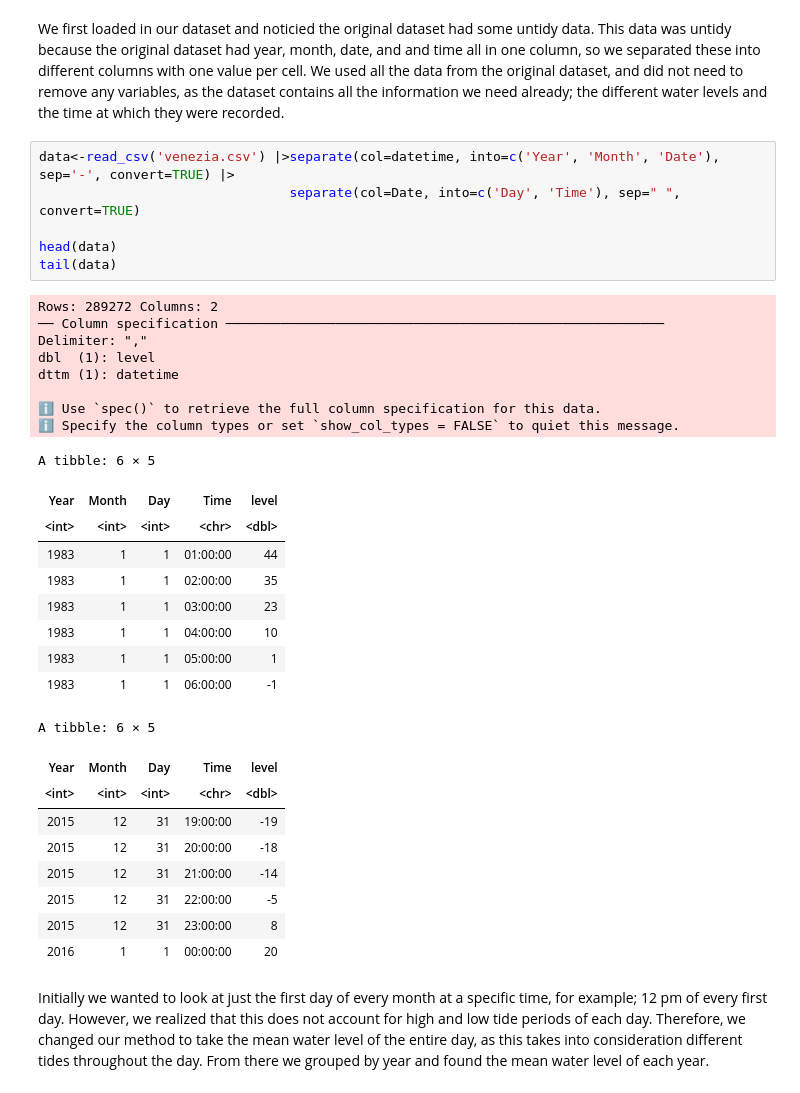
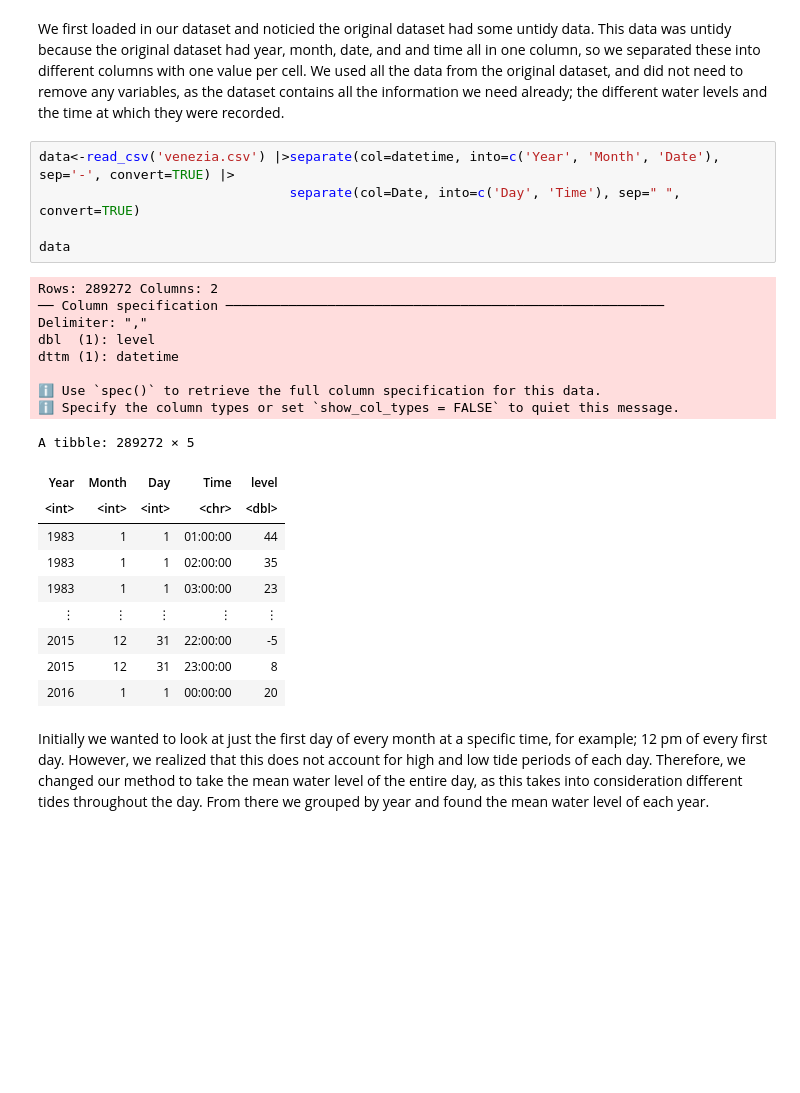
Before and after one commit to Applemyp/dsci100-group36-project, a Jupyter notebook: Project.ipynb, the cells around one changed output. Drawn from its saved outputs; the diff is of its cells as text; blank space fills up the shorter version.

```diff
--- a/Project.ipynb
+++ b/Project.ipynb
@@ -37,36 +37,27 @@ We used all the data from the original dataset, and did not need to remove any v
 # %%
 data<-read_csv('venezia.csv') |>separate(col=datetime, into=c('Year', 'Month', 'Date'), sep='-', convert=TRUE) |>
                                 separate(col=Date, into=c('Day', 'Time'), sep=" ", convert=TRUE)
 
-head(data)
-tail(data)
+data
 # %% [output]
 Rows: 289272 Columns: 2
 ── Column specification ────────────────────────────────────────────────────────
 Delimiter: ","
 dbl  (1): level
 dttm (1): datetime
 
 ℹ Use `spec()` to retrieve the full column specification for this data.
 ℹ Specify the column types or set `show_col_types = FALSE` to quiet this message.
-A tibble: 6 × 5
+A tibble: 289272 × 5
 | Year | Month | Day | Time | level |
 | <int> | <int> | <int> | <chr> | <dbl> |
 | 1983 | 1 | 1 | 01:00:00 | 44 |
 | 1983 | 1 | 1 | 02:00:00 | 35 |
 | 1983 | 1 | 1 | 03:00:00 | 23 |
-| 1983 | 1 | 1 | 04:00:00 | 10 |
-| 1983 | 1 | 1 | 05:00:00 | 1 |
-| 1983 | 1 | 1 | 06:00:00 | -1 |
+| ⋮ | ⋮ | ⋮ | ⋮ | ⋮ |
+| 2015 | 12 | 31 | 22:00:00 | -5 |
+| 2015 | 12 | 31 | 23:00:00 | 8 |
+| 2016 | 1 | 1 | 00:00:00 | 20 |
-A tibble: 6 × 5
-| Year | Month | Day | Time | level |
-| <int> | <int> | <int> | <chr> | <dbl> |
-| 2015 | 12 | 31 | 19:00:00 | -19 |
-| 2015 | 12 | 31 | 20:00:00 | -18 |
-| 2015 | 12 | 31 | 21:00:00 | -14 |
-| 2015 | 12 | 31 | 22:00:00 | -5 |
-| 2015 | 12 | 31 | 23:00:00 | 8 |
-| 2016 | 1 | 1 | 00:00:00 | 20 |
 # %% [markdown]
 Initially we wanted to look at just the first day of every month at a specific time, for example; 12 pm of every first day. However, we realized that this does not account for high and low tide periods of each day. Therefore, we changed our method to take the mean water level of the entire day, as this takes into consideration different tides throughout the day. From there we grouped by year and found the mean water level of each year.
 # %%
```
Also changed, not shown: parts of 2 cells of this notebook.
